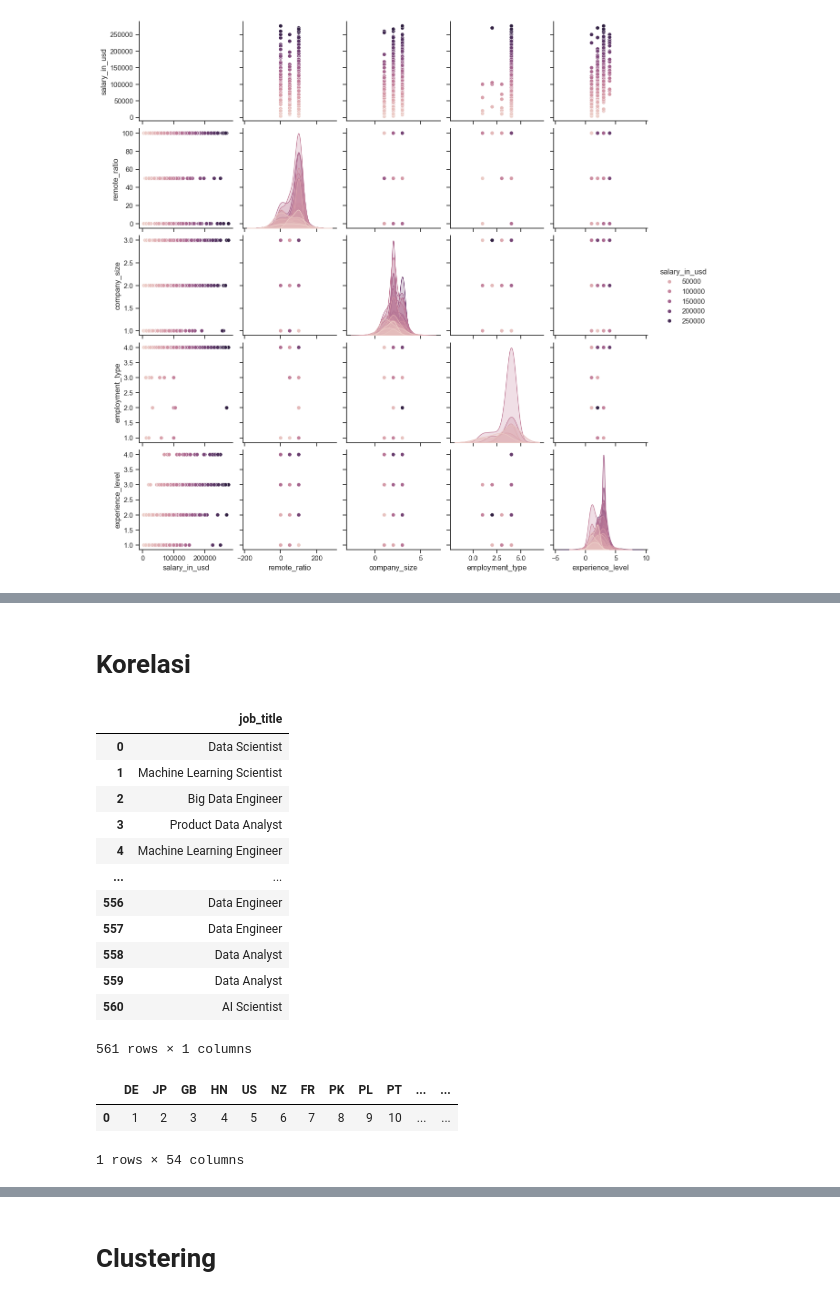
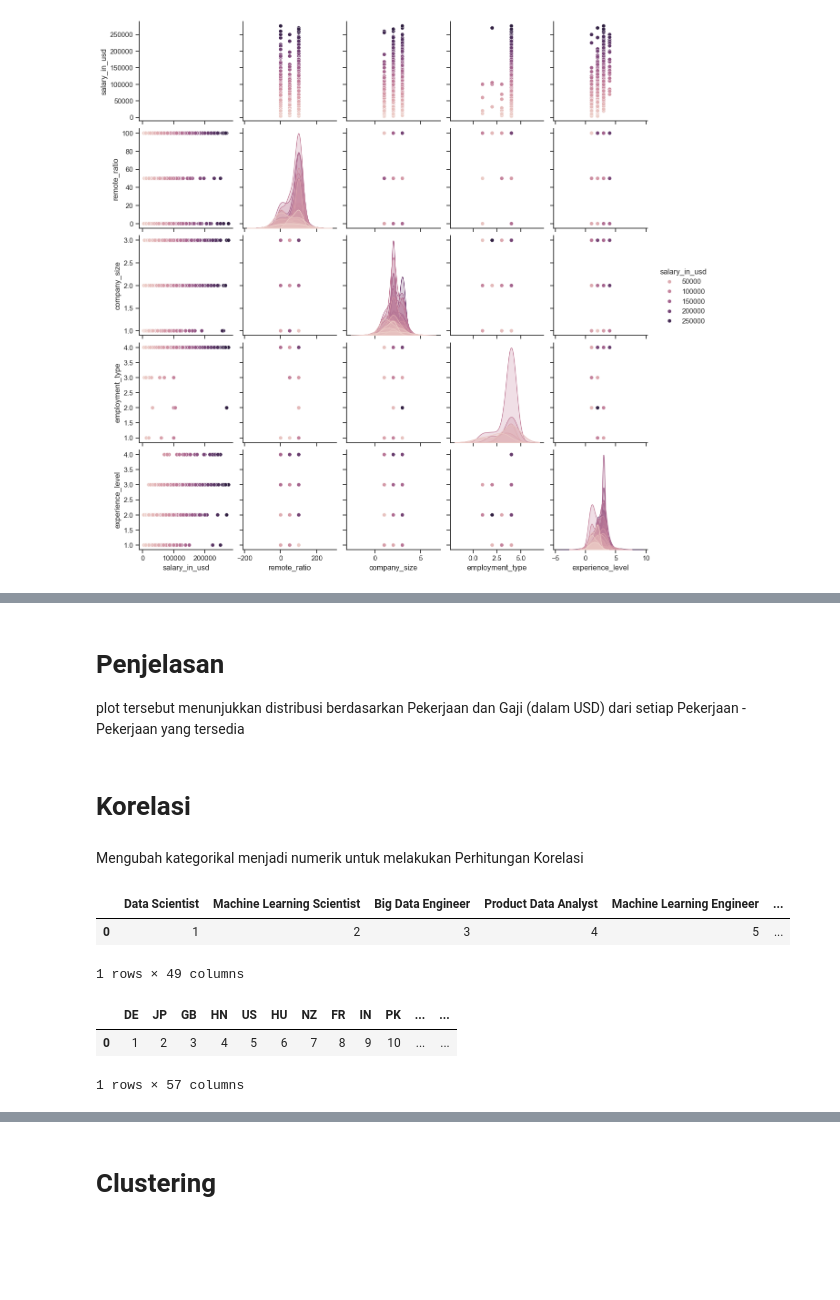
Before and after one commit to Huar7/EDA-soft-Potato, a Jupyter notebook: Finale/main 3.ipynb, the cells around one changed output, grey strips where cells are left out. Cells and saved outputs as stored; diff of their text form; code cells hidden in the pictures; blank space fills up the shorter version.

```diff
--- a/Finale/main 3.ipynb
+++ b/Finale/main 3.ipynb
@@ -64,34 +90,4 @@ Menghapus Outlier
 # %%
-
-q1 = df["salary_in_usd"].quantile(0.25) # Quartile 1
-q3 = df["salary_in_usd"].quantile(0.75) # Quartile 3
-iqr = q3-q1 # Inter Quartile Range
-
-low_lim = q1 - 1.5*iqr
-hi_lim = q3 + 1.5*iqr
-
-print(f"{low_lim}, {hi_lim}")
-
-for i in range(len(df["salary_in_usd"])):
-    if hi_lim < df["salary_in_usd"][i]:
-        df = df.drop([i])
-
-df = df.reset_index()
-
-q1 = df["salary"].quantile(0.25) # Quartile 1
-q3 = df["salary"].quantile(0.75) # Quartile 3
-iqr = q3-q1 # Inter Quartile Range
-
-low_lim = q1 - 1.5*iqr
-hi_lim = q3 + 1.5*iqr
-
-print(f"{low_lim}, {hi_lim}")
-
-for i in range(len(df["salary"])):
-    if hi_lim < df["salary"][i]:
-        df = df.drop([i])
-df = df.reset_index()
-
 df["company_size"] = df["company_size"].apply(lambda x: 1 if x == "S" else x)
 df["company_size"] = df["company_size"].apply(lambda x: 2 if x == "M" else x)
 df["company_size"] = df["company_size"].apply(lambda x: 3 if x == "L" else x)
@@ -113,5 +108,6 @@ df["employment_type"] = df["employment_type"].apply(lambda x: 1 if x == "FL" els
 # %%
-df = df.drop(columns=["level_0", "index", "Unnamed: 0"])
+df = df.drop(columns=["index", "Unnamed: 0"])
+df=df.drop(columns=['salary_currency', 'sam', 'salary'])
 ax = sbn.boxplot(data=df)
 ax.tick_params(axis="x", rotation=270)
 # %% [output]
@@ -133,37 +144,31 @@ ax.tick_params(axis="x", rotation=270)
+# %% [markdown]
+# Penjelasan
+plot tersebut menunjukkan distribusi berdasarkan Pekerjaan dan Gaji (dalam USD) dari setiap Pekerjaan - Pekerjaan yang tersedia
 # %% [markdown]
 # Korelasi
+# %% [markdown]
+Mengubah kategorikal menjadi numerik untuk melakukan Perhitungan Korelasi
 # %%
-# Mengubah kategorikal menjadi numerik
 jub = pd.DataFrame(df["job_title"])
 num_now = 1
 literal = {}
 go_get_job = []
 
 for i in range(len(df["job_title"])):
     if df["job_title"][i] not in go_get_job:
         go_get_job.append(df["job_title"][i])
         literal[df["job_title"][i]] = num_now
         df.loc[i, "job_title"] = num_now
         num_now += 1
     else:
         df.loc[i, "job_title"] = literal[df["job_title"][i]]
 
-#pd.DataFrame(literal, index=[0])
-jub
+huhu = pd.DataFrame(literal, index=[0])
+huhu
 # %% [output]
-|  | job_title |
-| 0 | Data Scientist |
-| 1 | Machine Learning Scientist |
-| 2 | Big Data Engineer |
-| 3 | Product Data Analyst |
-| 4 | Machine Learning Engineer |
-| ... | ... |
-| 556 | Data Engineer |
-| 557 | Data Engineer |
-| 558 | Data Analyst |
-| 559 | Data Analyst |
-| 560 | AI Scientist |
+|  | Data Scientist | Machine Learning Scientist | Big Data Engineer | Product Data Analyst | Machine Learning Engineer | ... |
+| 0 | 1 | 2 | 3 | 4 | 5 | ... |
-561 rows × 1 columns
+1 rows × 49 columns
 # %%
 num_now = 1
 literal = {}
@@ -178,11 +183,12 @@ for i in range(len(df["employee_residence"])):
     else:
         df.loc[i, "employee_residence"] = literal[df["employee_residence"][i]]
 
-pd.DataFrame(literal, index=[0])
+huhu = pd.DataFrame(literal, index=[0])
+huhu
 # %% [output]
-|  | DE | JP | GB | HN | US | NZ | FR | PK | PL | PT | ... | ... |
+|  | DE | JP | GB | HN | US | HU | NZ | FR | IN | PK | ... | ... |
 | 0 | 1 | 2 | 3 | 4 | 5 | 6 | 7 | 8 | 9 | 10 | ... | ... |
-1 rows × 54 columns
+1 rows × 57 columns
 # %%
 num_now = 1
 literal = {}
```
Also changed, not shown: parts of 34 cells of this notebook.
